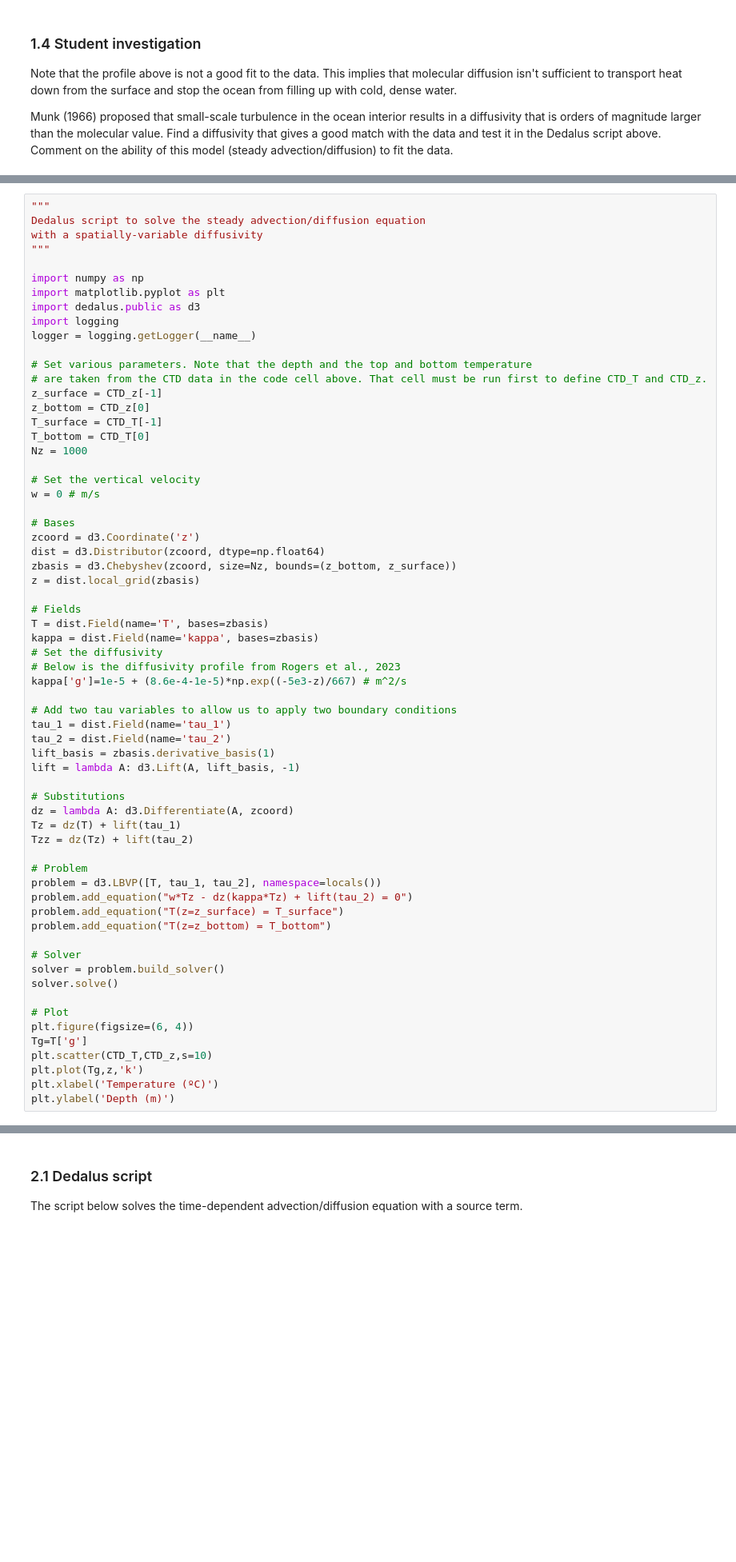
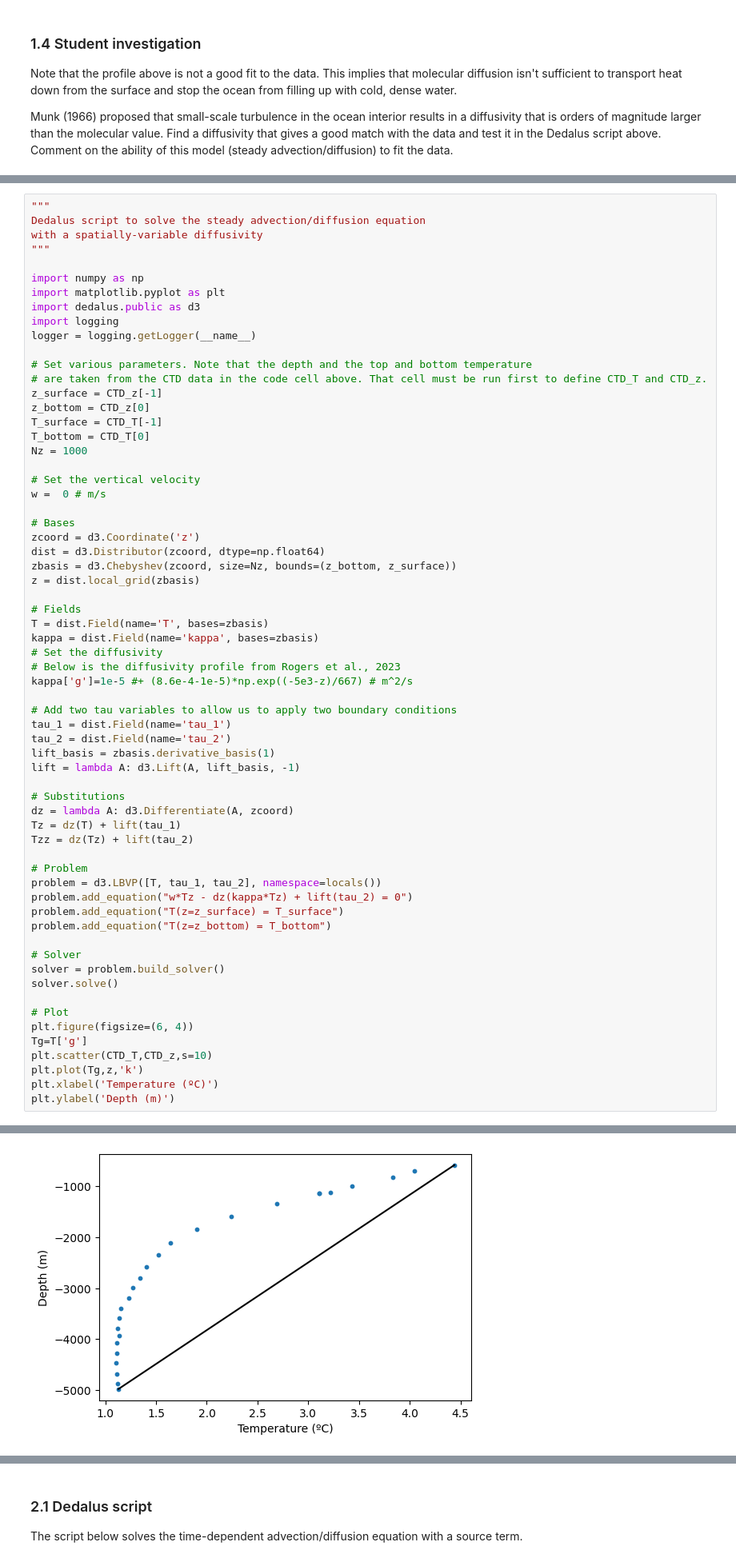
Before and after one commit to SquidsofDoom/QCES, a Jupyter notebook: Project2_transport.ipynb, the cells around one changed output, grey strips where cells are left out. Shown at 80% size. Cells and saved outputs as stored; diff of their text form; blank space fills up the shorter version.

```diff
--- a/Project2_transport.ipynb
+++ b/Project2_transport.ipynb
@@ -220,7 +220,7 @@ T_bottom = CTD_T[0]
 Nz = 1000
 
 # Set the vertical velocity
-w = 0 # m/s
+w =  0 # m/s
 
 # Bases
 zcoord = d3.Coordinate('z')
@@ -233,7 +233,7 @@ T = dist.Field(name='T', bases=zbasis)
 kappa = dist.Field(name='kappa', bases=zbasis)
 # Set the diffusivity
 # Below is the diffusivity profile from Rogers et al., 2023
-kappa['g']=1e-5 + (8.6e-4-1e-5)*np.exp((-5e3-z)/667) # m^2/s
+kappa['g']=1e-5 #+ (8.6e-4-1e-5)*np.exp((-5e3-z)/667) # m^2/s
 
 # Add two tau variables to allow us to apply two boundary conditions
 tau_1 = dist.Field(name='tau_1')
@@ -263,3 +263,4 @@ plt.scatter(CTD_T,CTD_z,s=10)
 plt.plot(Tg,z,'k')
 plt.xlabel('Temperature (ºC)')
 plt.ylabel('Depth (m)')
+# %% [output]
@@ -266,3 +270,4 @@ plt.ylabel('Depth (m)')
+[figure, added]
 # %% [markdown]
 ### 1.6 Student investigation
 <a id='section1pt6'></a>
```
Also changed, not shown: parts of 5 cells of this notebook.
